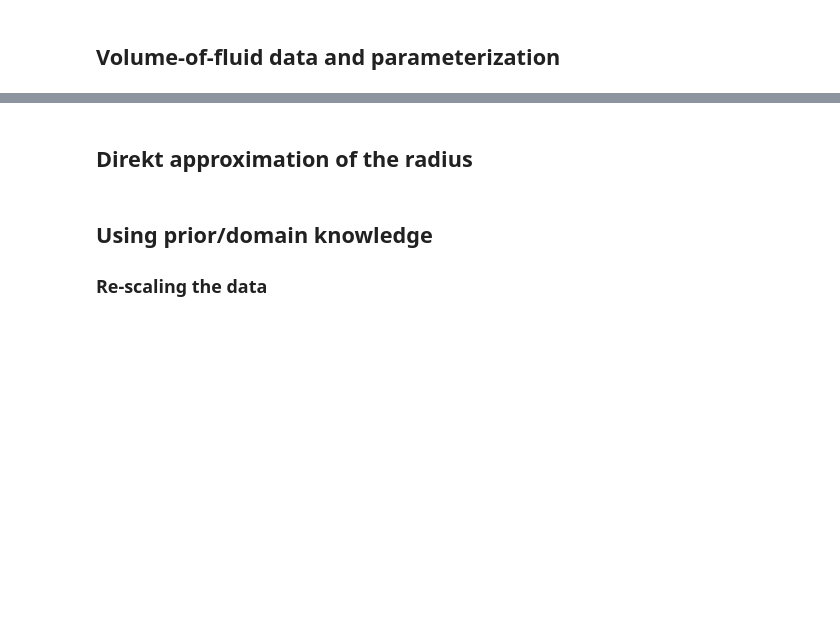
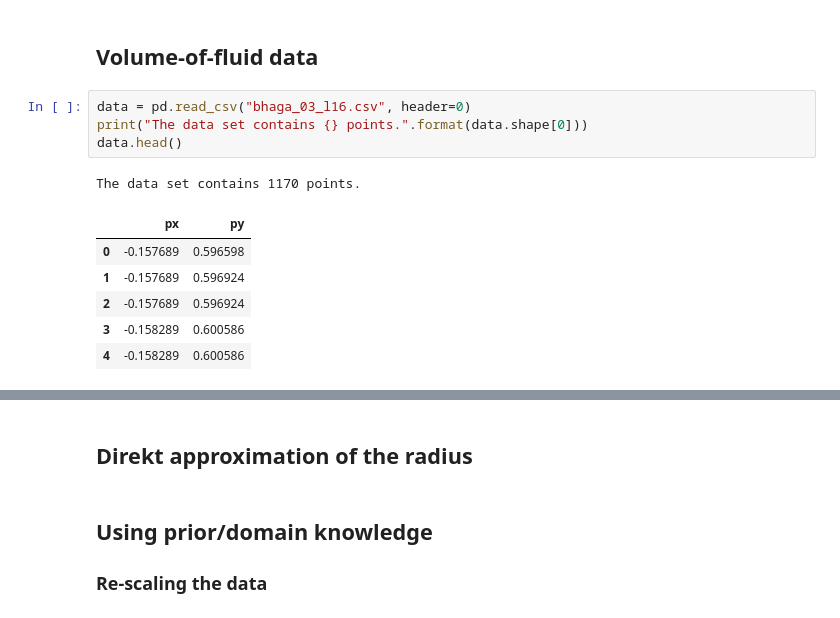
Before and after one commit to AndreWeiner/machine-learning-applied-to-cfd, a Jupyter notebook: notebooks/spherical_cap_shape_approximation.ipynb, the cells around one changed output, grey strips where cells are left out. Cells and saved outputs as stored; diff of their text form; blank space fills up the shorter version.

```diff
--- a/notebooks/spherical_cap_shape_approximation.ipynb
+++ b/notebooks/spherical_cap_shape_approximation.ipynb
@@ -15,2 +31,14 @@
 # %% [markdown]
-## Volume-of-fluid data and parameterization<a id="vof_data"></a>
+## Volume-of-fluid data<a id="vof_data"></a>
+# %%
+data = pd.read_csv("bhaga_03_l16.csv", header=0)
+print("The data set contains {} points.".format(data.shape[0]))
+data.head()
+# %% [output]
+The data set contains 1170 points.
+|  | px | py |
+| 0 | -0.157689 | 0.596598 |
+| 1 | -0.157689 | 0.596924 |
+| 2 | -0.157689 | 0.596924 |
+| 3 | -0.158289 | 0.600586 |
+| 4 | -0.158289 | 0.600586 |
```
Also changed, not shown: parts of 4 cells of this notebook, 1 other file.
